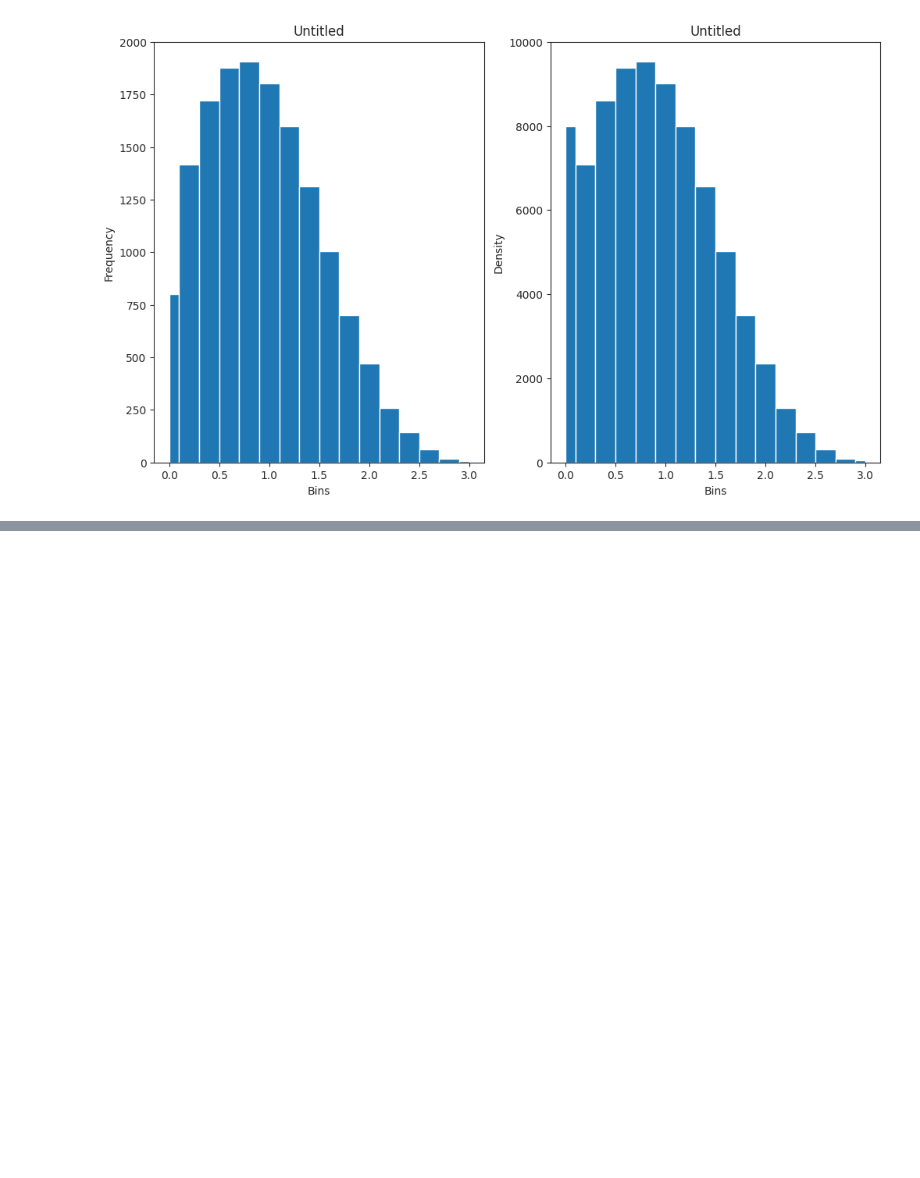
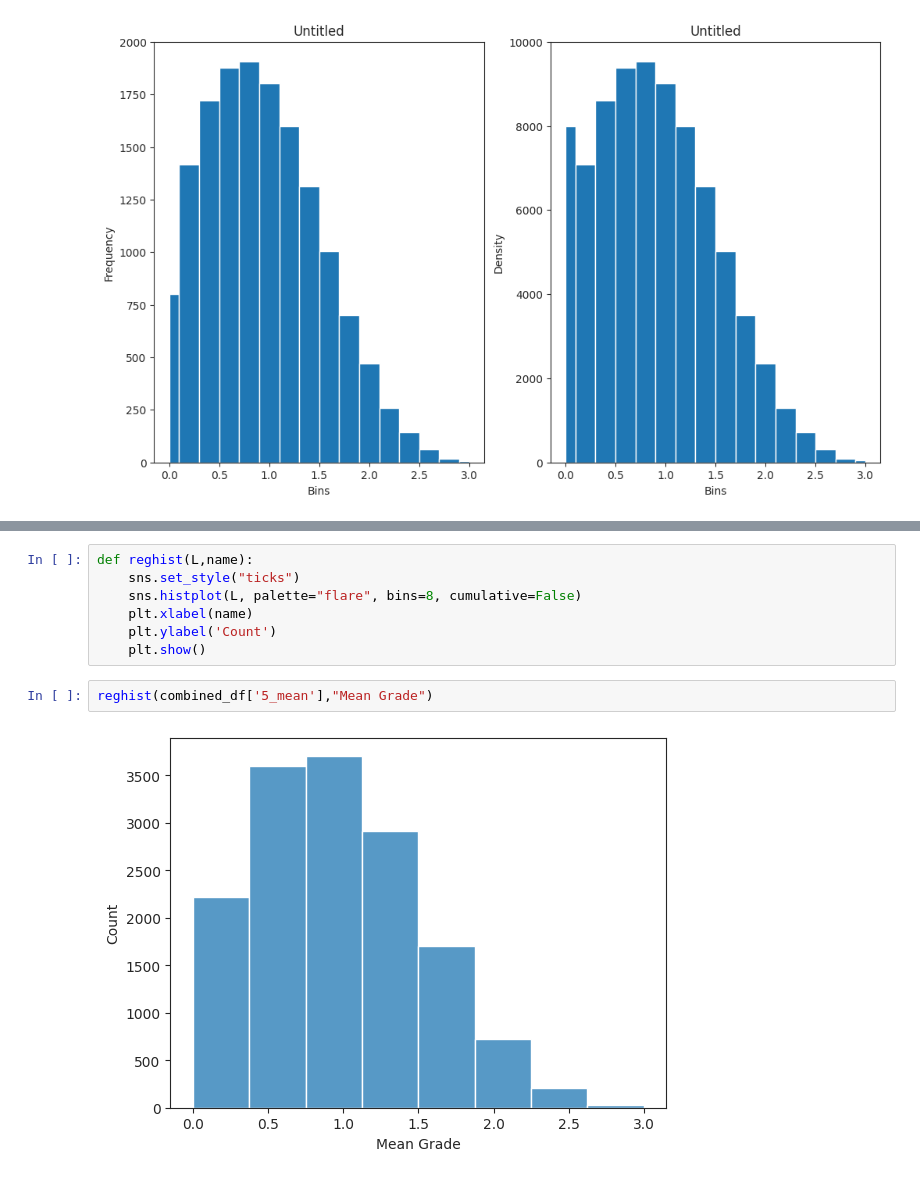
Before and after one commit to Dorijan-Cirkveni/tar-project, a Jupyter notebook: data_visualisation.ipynb, the cells around one changed output, grey strips where cells are left out. Drawn from its saved outputs; the diff is of its cells as text; blank space fills up the shorter version.

```diff
--- a/data_visualisation.ipynb
+++ b/data_visualisation.ipynb
@@ -650,0 +651,11 @@ temp=None
+# %%
+def reghist(L,name):
+    sns.set_style("ticks")
+    sns.histplot(L, palette="flare", bins=8, cumulative=False)
+    plt.xlabel(name)
+    plt.ylabel('Count')
+    plt.show()
+# %%
+reghist(combined_df['5_mean'],"Mean Grade")
+# %% [output]
+[figure, added]
```
Also changed, not shown: parts of 3 cells of this notebook.
